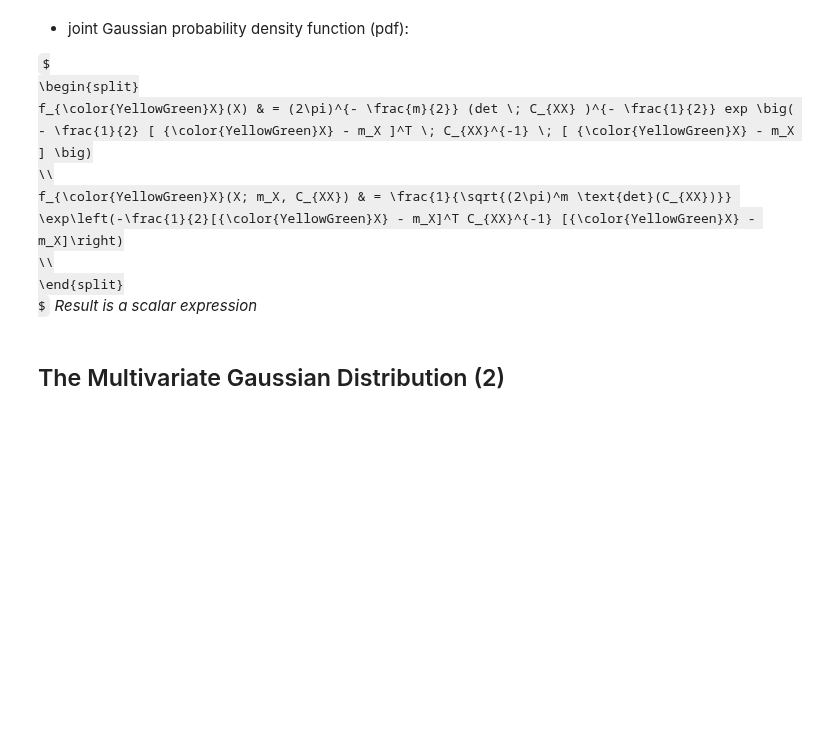
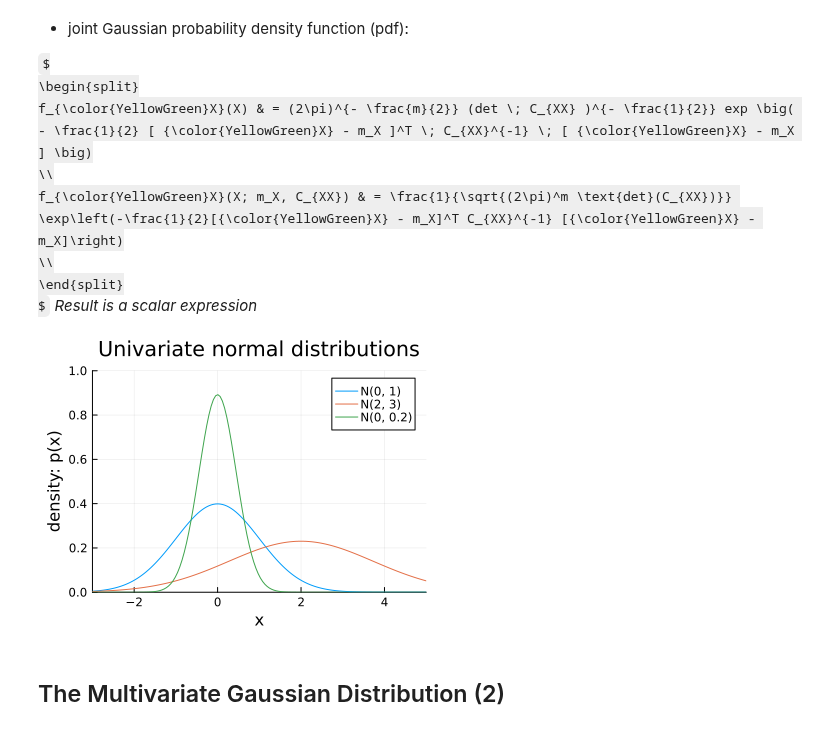
Before and after one commit to setrar/SSP, a Jupyter notebook: Chapters/1/multivariate gaussian distribution.ipynb, the cells around one changed output. Cells and saved outputs as stored; diff of their text form; code cells hidden in the pictures; some formulas as TeX source; blank space fills up the shorter version.

```diff
--- a/Chapters/1/multivariate gaussian distribution.ipynb
+++ b/Chapters/1/multivariate gaussian distribution.ipynb
@@ -69,3 +71,19 @@ _Result is a scalar expression_
+# %%
+function univariate_normal(x, mean, variance)
+    x_array = collect(x)
+    return (1. / sqrt(2 * π * variance)) * exp.(-(x_array .- mean).^2 / (2 * variance))
+end
+
+# Plot different Univariate Normals in a single plot
+x = range(-3, stop=5, length=150)
+
+plot(x, univariate_normal(x, 0, 1), label="N(0, 1)")
+plot!(x, univariate_normal(x, 2, 3), label="N(2, 3)")
+plot!(x, univariate_normal(x, 0, 0.2), label="N(0, 0.2)",
+      xlabel="x", ylabel="density: p(x)", title="Univariate normal distributions",
+      ylim=(0, 1), xlim=(-3, 5), legend=:topright, size=(400, 300))
+# %% [output]
+[figure, added]
 # %% [markdown]
 ## The Multivariate Gaussian Distribution (2)
 # %% [markdown]
```
Also changed, not shown: parts of 2 cells of this notebook.
